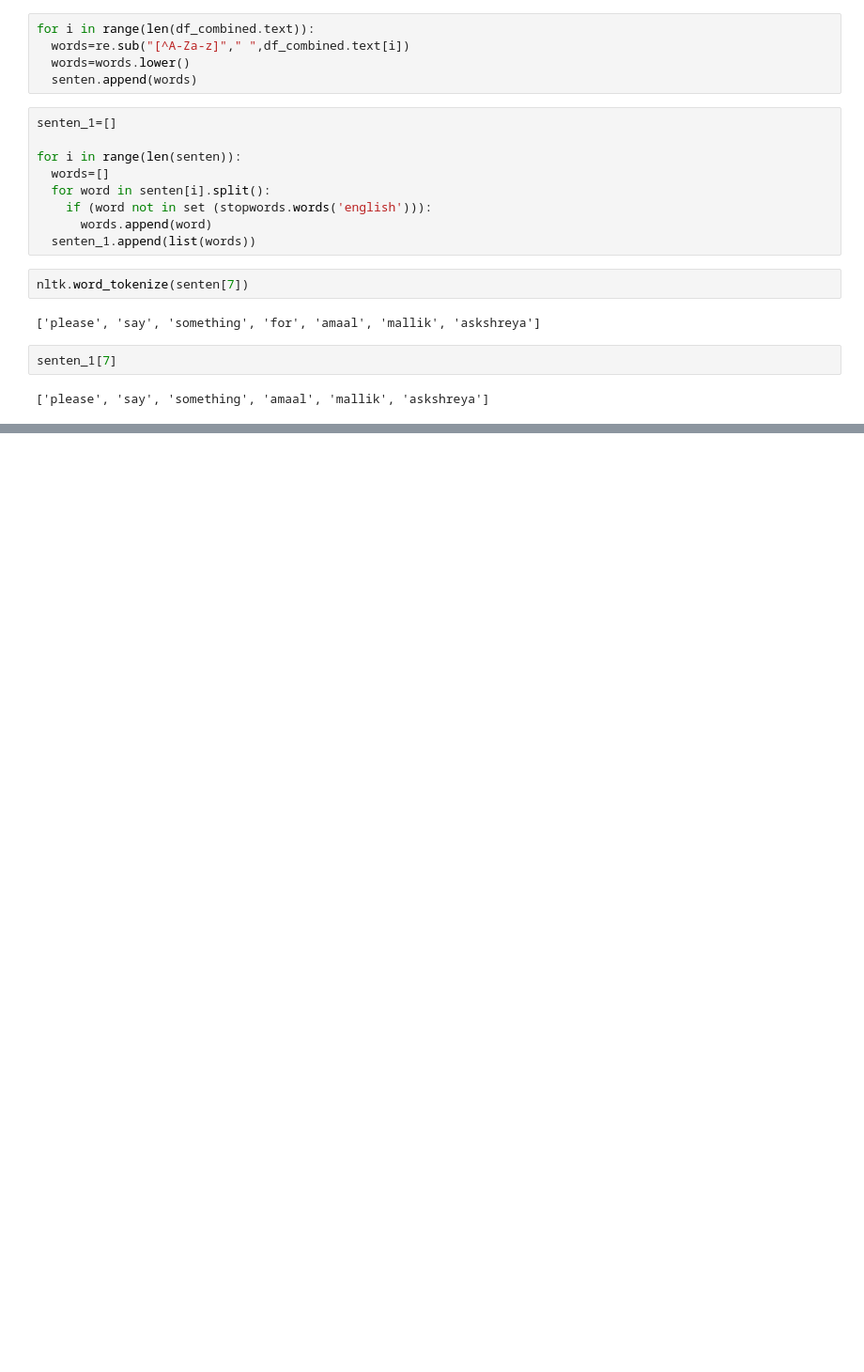
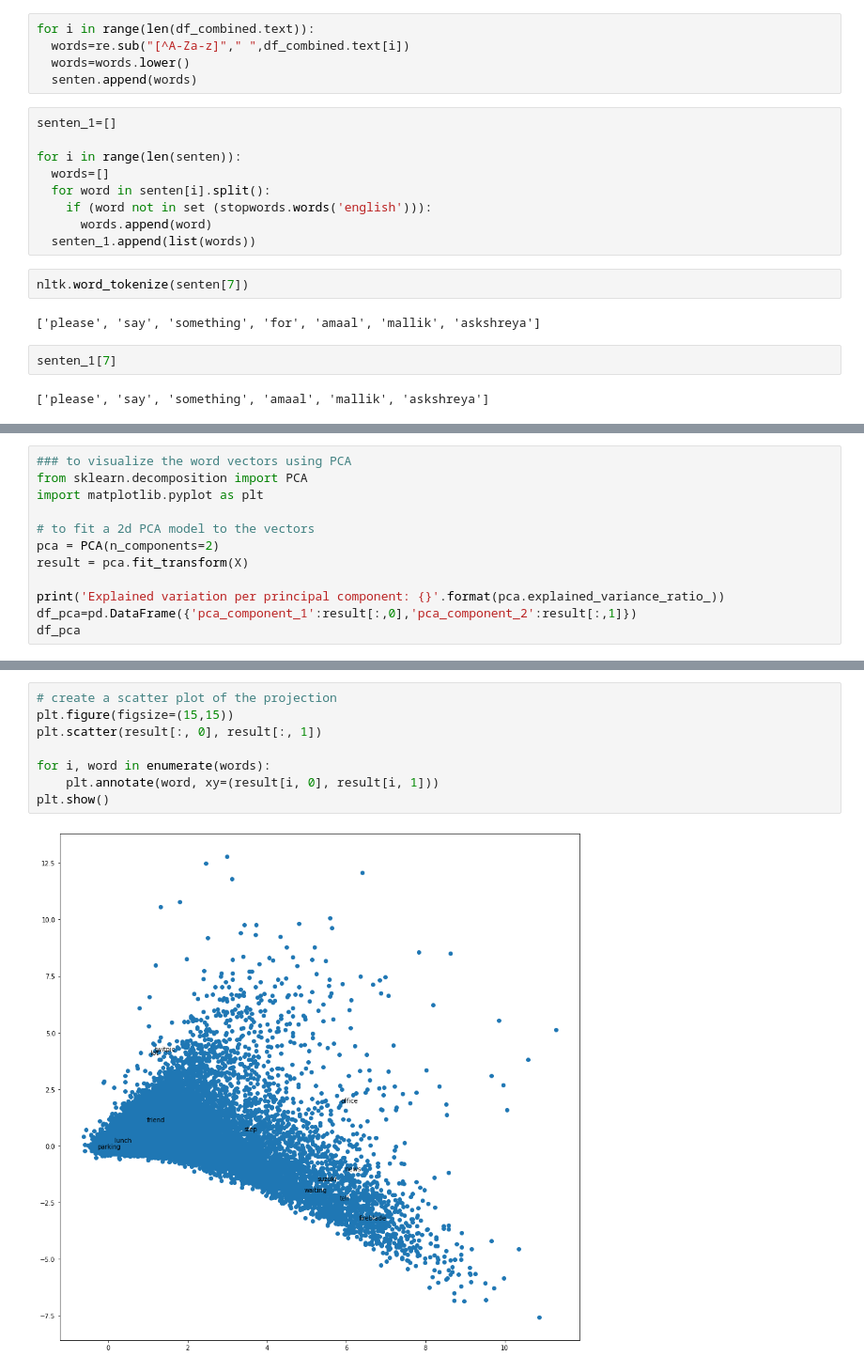
Before and after one commit to sayantikag98/Depression_Analysis, a Jupyter notebook: Depression_analysis_from_tweets_(Model_Building).ipynb, the cells around one changed output, grey strips where cells are left out. Shown: that part at 94% size. Cells and saved outputs as stored; diff of their text form; blank space fills up the shorter version.

```diff
--- a/Depression_analysis_from_tweets_(Model_Building).ipynb
+++ b/Depression_analysis_from_tweets_(Model_Building).ipynb
@@ -200,0 +255,12 @@ from sklearn.linear_model import PassiveAggressiveClassifier
+# %%
+### to visualize the word vectors using PCA
+from sklearn.decomposition import PCA
+import matplotlib.pyplot as plt
+
+# to fit a 2d PCA model to the vectors
+pca = PCA(n_components=2)
+result = pca.fit_transform(X)
+
+print('Explained variation per principal component: {}'.format(pca.explained_variance_ratio_))
+df_pca=pd.DataFrame({'pca_component_1':result[:,0],'pca_component_2':result[:,1]})
+df_pca
@@ -200,0 +282,10 @@ from sklearn.linear_model import PassiveAggressiveClassifier
+# %%
+# create a scatter plot of the projection
+plt.figure(figsize=(15,15))
+plt.scatter(result[:, 0], result[:, 1])
+
+for i, word in enumerate(words):
+	plt.annotate(word, xy=(result[i, 0], result[i, 1]))
+plt.show()
+# %% [output]
+[figure, added]
```
Also changed, not shown: parts of 14 cells of this notebook.
